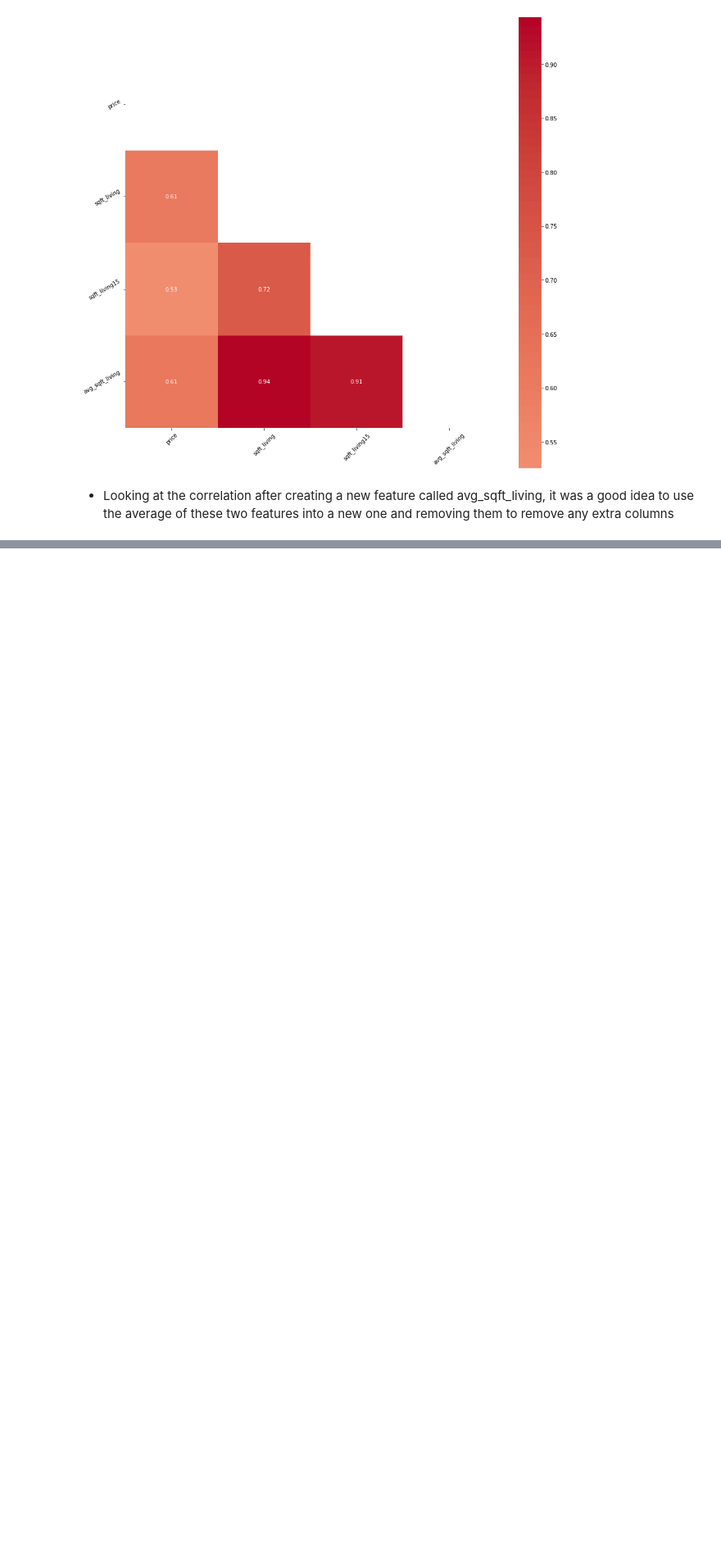
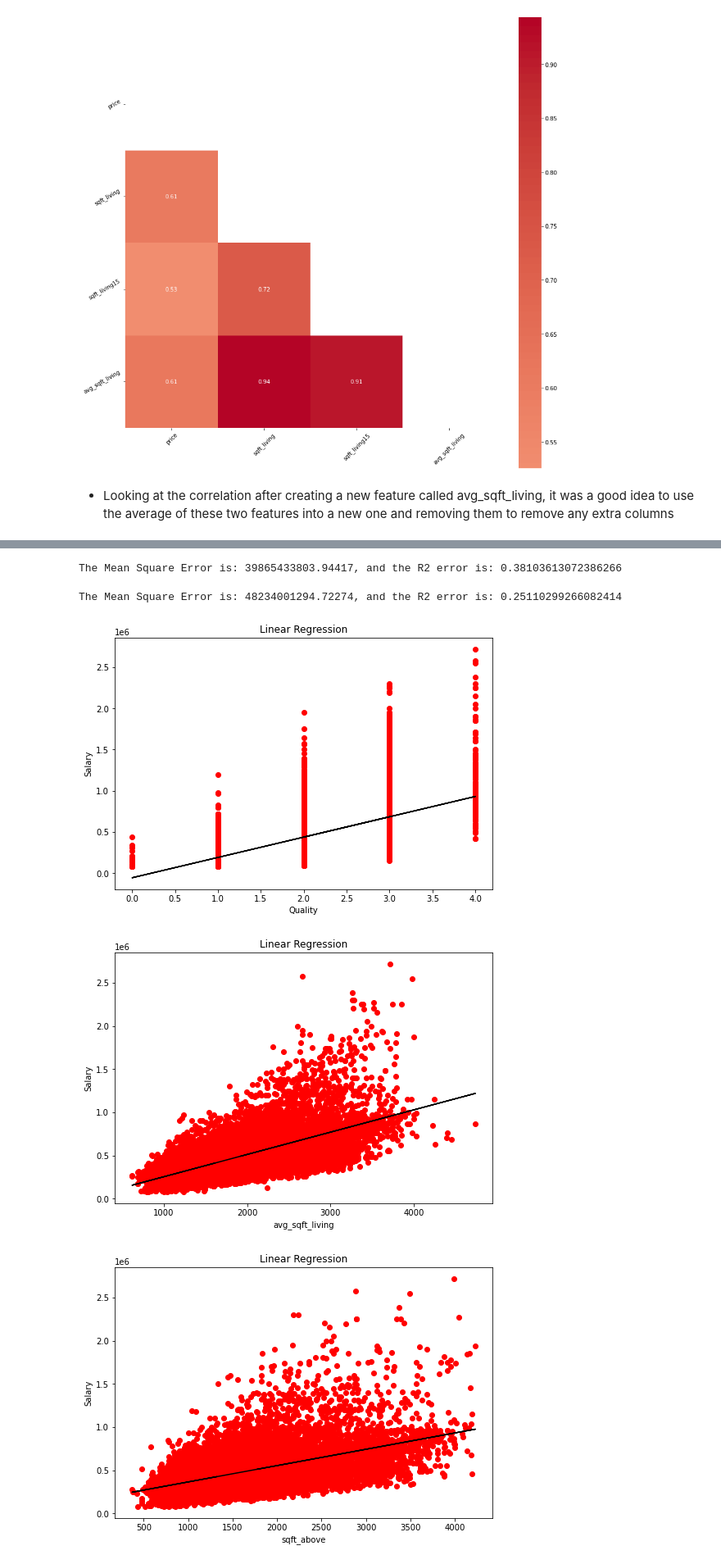
Before and after one commit to ziadhegazi/Intro-to-Artifictial-Intelligence, a Jupyter notebook: Regression Model/House_Price_Pred.ipynb, the cells around one changed output, grey strips where cells are left out. Shown at 82% size. Saved outputs shown, nothing was run; the diff lists cells and outputs as text; code cells hidden in the pictures; blank space fills up the shorter version.

```diff
--- a/Regression Model/House_Price_Pred.ipynb
+++ b/Regression Model/House_Price_Pred.ipynb
@@ -249,0 +287,48 @@ new_data.drop(["sqft_living", "sqft_living15"], axis=1, inplace=True)
+# %%
+# Training Linear Regression using (avg_sqft_living)
+lr = LinearRegression()
+lr.fit(X_train["avg_sqft_living"].values.reshape(-1, 1), y_train)
+
+avg_sqft_living_pred = lr.predict(X_test["avg_sqft_living"].values.reshape(-1, 1))
+
+lr_MSE = mean_squared_error(y_test, avg_sqft_living_pred)
+lr_R2 = r2_score(y_test, avg_sqft_living_pred)
+
+print(f"The Mean Square Error is: {lr_MSE}, and the R2 error is: {lr_R2}")
+# %% [output]
+The Mean Square Error is: 39865433803.94417, and the R2 error is: 0.38103613072386266
+# %%
+# Training Linear Regression using (sqft_above)
+lr = LinearRegression()
+lr.fit(X_train["sqft_above"].values.reshape(-1, 1), y_train)
+
+sqft_above_pred = lr.predict(X_test["sqft_above"].values.reshape(-1, 1))
+
+lr_MSE = mean_squared_error(y_test, sqft_above_pred)
+lr_R2 = r2_score(y_test, sqft_above_pred)
+
+print(f"The Mean Square Error is: {lr_MSE}, and the R2 error is: {lr_R2}")
+# %% [output]
+The Mean Square Error is: 48234001294.72274, and the R2 error is: 0.25110299266082414
+# %%
+# Plotting the Linear Regression
+def LinearReg_Plot(X, pred, name):
+    fig, axes = mp.pyplot.subplots(sharey=True,constrained_layout=True,figsize=(7,5))
+
+    # lr.fit(X, y_train)
+    axes.scatter(X, y_test, color="r")
+    axes.set_title("Linear Regression")
+    axes.set_ylabel("Salary")
+    axes.set_xlabel(name)
+    axes.plot(X, pred, color="k")
+
+# sns.regplot(x=lr_pred, y=y_test, ci=None, color="b")
+# %%
+# Linear Regression Plots
+LinearReg_Plot(X_test["quality"], quality_pred, "Quality")
+LinearReg_Plot(X_test["avg_sqft_living"], avg_sqft_living_pred, "avg_sqft_living")
+LinearReg_Plot(X_test["sqft_above"], sqft_above_pred, "sqft_above")
+# %% [output]
+[figure, added]
+[figure, added]
+[figure, added]
```
Also changed, not shown: parts of 15 cells of this notebook.
